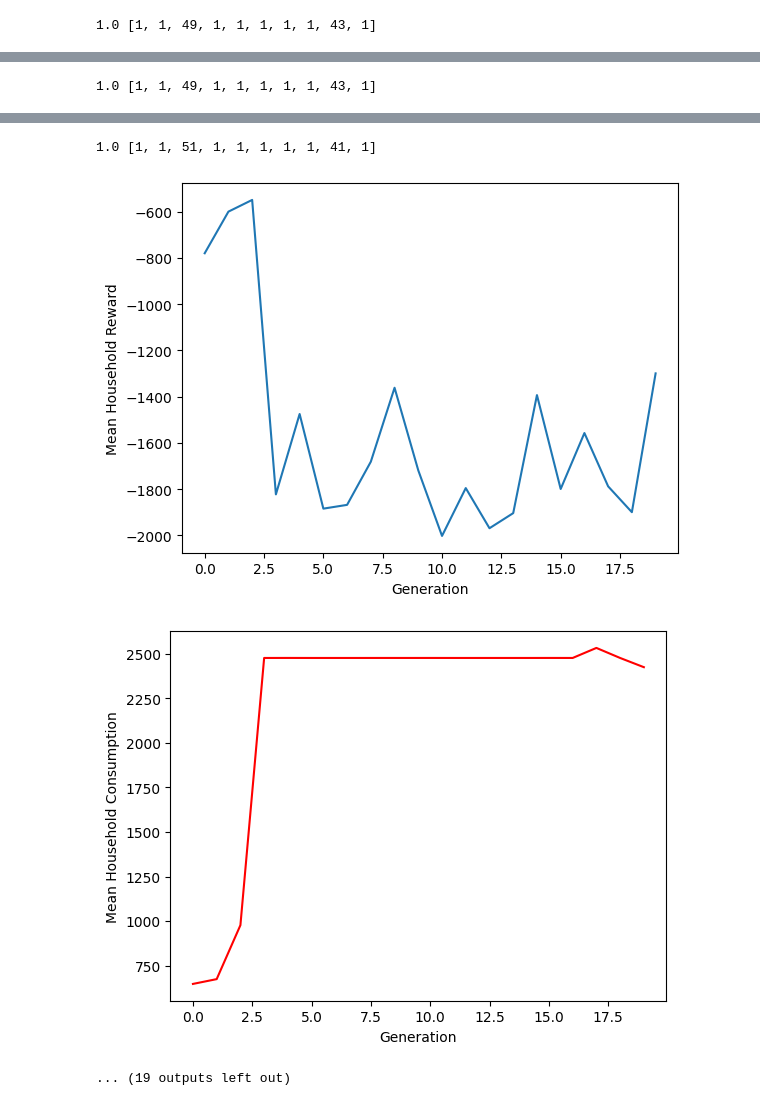
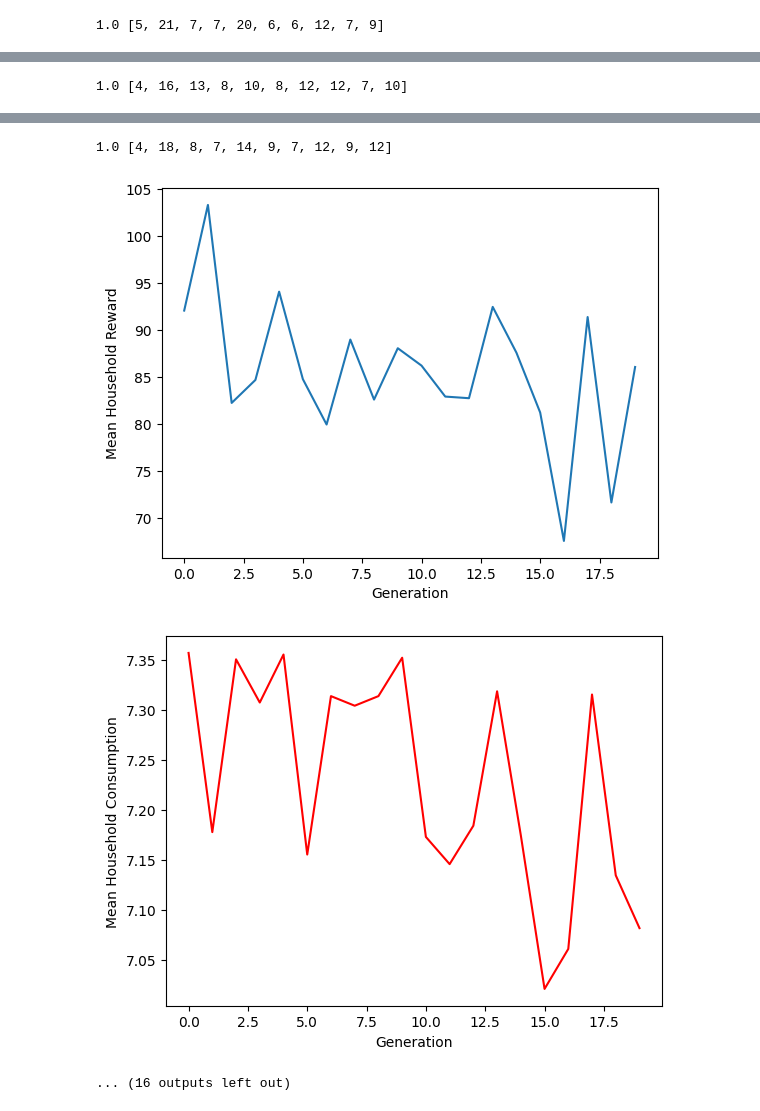
Before and after one commit to SuvrayanBandyopadhyay/AI-Economic-Simulation, a Jupyter notebook: rawdog.ipynb, the cells around one changed output, grey strips where cells are left out. Cells and saved outputs as stored; diff of their text form; code cells hidden in the pictures.

```diff
--- a/rawdog.ipynb
+++ b/rawdog.ipynb
@@ -8,20 +8,27 @@ class Household:
         self.income = 0
 
         input_len = 5 + num_firms # savings, income, interest rate, tax rate, tax credit, prices
-        output_len = num_firms
+        output_len = 1
 
         self.w = np.random.uniform(-1, 1, (input_len, output_len))
         self.b = np.random.uniform(-1, 1, output_len)
+
+        # in order to speed up the GA, keep track of which genes were changed by how much since the last iteration
+        # we can then consider (for a high-reward house) these genes to be of high importance
+        #self.w_deltas = np.zeros_like(self.w)
+        #self.b_deltas = np.zeros_like(self.b)
 
         self.reward = 0
 
     # make sure the act() doesn't output out-of-domain values!!!!!
     def act(self):
-        global bank, gov, firms
+        global bank, gov, firms, skill_matrix
 
-        input = np.array([self.savings, self.income, bank.interest_rate, gov.tax_rate_house, gov.tax_credits[self.i]] + [firm.price for firm in firms])
+        prices = [firm.price for firm in firms]
 
-        self.goods_requested = np.maximum(0, input @ self.w + self.b)
+        input = np.array([self.savings, self.income, bank.interest_rate, gov.tax_rate_house, gov.tax_credits[self.i]] + prices)
+
+        self.goods_requested = np.maximum(0, input @ self.w + self.b) * np.array(prices) / np.mean(prices)
 
     def step(self):
         global houses, firms, bank, gov, employment_matrix, skill_matrix, hiring_firms
@@ -51,7 +58,7 @@ class Household:
 
     def comp_reward(self):
         gamma = 0.5  # risk aversion coefficient
-        nu = 1 # weight on labour disutility
+        nu = 0 # weight on labour disutility
         mu = 1 # weight on savings utility
 
         def utility(x):
@@ -63,7 +70,8 @@ class Household:
         self.consumption = sum(self.goods_received)
         hours = labour_hours if self.wage > 0 else 0
 
-        self.reward = utility(self.consumption) - nu * hours ** 2 + mu * (1 if self.savings > 0 else -1) * utility(abs(self.savings))
+        # CURRENTLY DISCOUNTING CONSUMPTION UTILITY
+        self.reward = 0 * utility(self.consumption) - nu * hours ** 2 + mu * (1 if self.savings > 0 else -1) * utility(abs(self.savings))
 
 
 # TODO add exogenous shocks
@@ -209,30 +217,56 @@ class Government:
 import matplotlib.pyplot as plt
 import random
 
-def breed(houses):
+def make_next_gen(houses):
+    retain = 0.1 # from prev gen
+    split = 0.25 # between cross and mutate
+    purity = 0.8 # of cross
+    flip = 0.5 # of mutate
+    scale = 0.1 # of mutate
+
     rewards = np.array([house.reward for house in houses])
     max_reward = np.max(rewards)
     weights = np.exp(rewards - max_reward)
 
-    retain = 0.05
     children_start_idx = int(retain * len(houses))
 
     children = []
     for i in range(children_start_idx, len(houses)):
         child = Household(i, 10)
 
-        # sample parents
-        [p1, p2] = random.choices(houses, weights=weights, k=2)
+        if random.random() < split:
+            # cross
+            # sample parents
+            [idx1] = random.choices(range(len(houses)), weights=weights, k=1)
+            p1 = houses[idx1]
 
-        w_mask = np.random.rand(*child.w.shape) < 0.5
-        child.w = w_mask * p1.w + (1 - w_mask) * p2.w
+            copy = np.copy(weights)
+            copy[idx1] = 0
+            [idx2] = random.choices(range(len(houses)), weights=copy, k=1)
+            p2 = houses[idx2]
 
-        b_mask = np.random.rand(*child.b.shape) < 0.5
-        child.b = b_mask * p1.b + (1 - b_mask) * p2.b
+            w_mask = np.random.rand(*child.w.shape) < purity
+            child.w = w_mask * p1.w + (1 - w_mask) * p2.w
+
+            b_mask = np.random.rand(*child.b.shape) < purity
+            child.b = b_mask * p1.b + (1 - b_mask) * p2.b
+        else:
+            # mutate
+            child.w *= np.random.choice([-1, 1], size=child.w.shape, p=[flip, 1 - flip])
+            child.b *= np.random.choice([-1, 1], size=child.b.shape, p=[flip, 1 - flip])
+
+            w_mask = np.random.rand(*child.w.shape) < scale
+            b_mask = np.random.rand(*child.b.shape) < scale
+
+            scaled_w = np.random.uniform(0.5, 2, size=child.w.shape)
+            scaled_b = np.random.uniform(0.5, 2, size=child.b.shape)
+
+            child.w = w_mask * scaled_w + (1 - w_mask) * scaled_w
+            child.b = b_mask * scaled_b + (1 - b_mask) * scaled_b
 
         children.append(child)
 
-    # sort by highest reward, and reset i for retained
+    # sort by highest reward, and reset for retained
     houses.sort(key=lambda house: house.reward, reverse=True)
     for i in range(children_start_idx):
         # make sure other state like self.savings is not retained
@@ -246,7 +280,7 @@ def breed(houses):
 
 
 labour_hours = 8 # static over time
-alpha = 2 # production elasticity of labour
+alpha = 1 # production elasticity of labour
 target_inflation = 0.02
 xi = 0 # fraction of tax revenue to redistribute
 
@@ -264,7 +298,7 @@ for gen in range(5000):
         price=random.uniform(5, 15),
     ) for i in range(10)]
 
-    breed(houses)
+    make_next_gen(houses)
 
     bank = CentralBank(interest_rate=0.03)
     gov = Government(tax_rate_house=0.1, tax_rate_firm=0.2, tax_credits=[1/100 for _ in range(100)])
@@ -318 +352 @@ for gen in range(5000):
-1.0 [1, 1, 49, 1, 1, 1, 1, 1, 43, 1]
+1.0 [5, 21, 7, 7, 20, 6, 6, 12, 7, 9]
@@ -321 +355 @@ for gen in range(5000):
-1.0 [1, 1, 49, 1, 1, 1, 1, 1, 43, 1]
+1.0 [4, 16, 13, 8, 10, 8, 12, 12, 7, 10]
@@ -324,4 +358,4 @@ for gen in range(5000):
-1.0 [1, 1, 51, 1, 1, 1, 1, 1, 41, 1]
+1.0 [4, 18, 8, 7, 14, 9, 7, 12, 9, 12]
-[figure, old version]
+[figure, new version]
-[figure, old version]
+[figure, new version]
-... (19 outputs left out)
+... (16 outputs left out)
```
Also changed, not shown: parts of 1 cell of this notebook.
